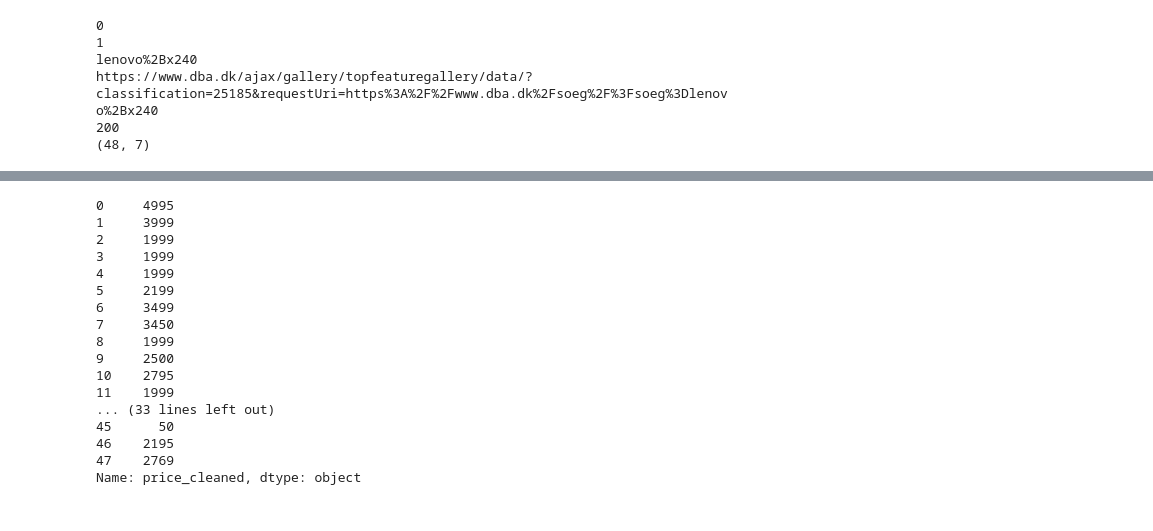
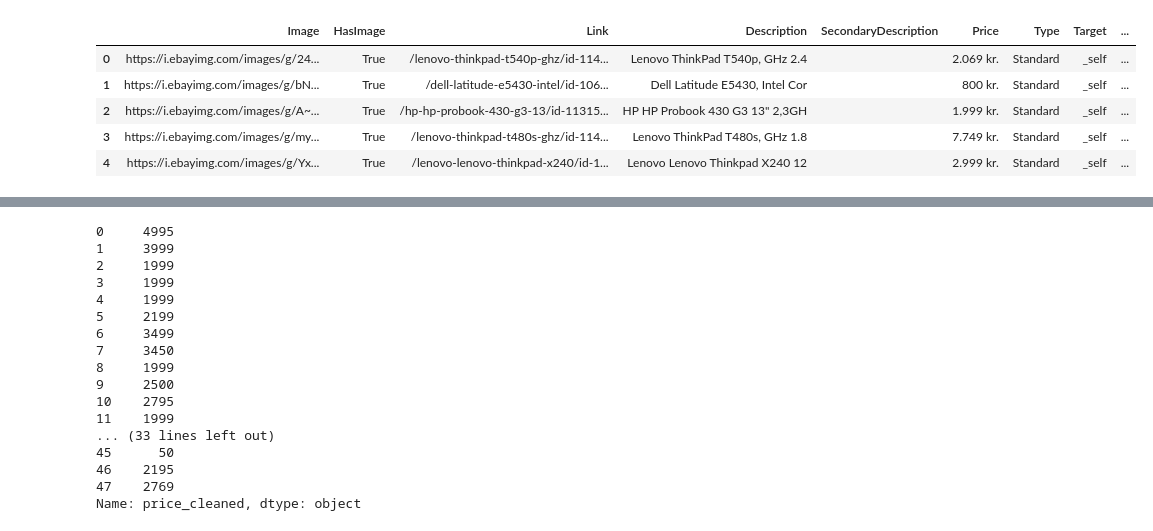
Before and after one commit to essalj/auctions_and_sales, a Jupyter notebook: dba_tools.ipynb, the cells around one changed output, grey strips where cells are left out. Saved outputs shown, nothing was run; the diff lists cells and outputs as text; code cells hidden in the pictures.

```diff
--- a/dba_tools.ipynb
+++ b/dba_tools.ipynb
@@ -162,12 +137,13 @@ https://www.dba.dk/ajax/gallery/topfeaturegallery/data/?classification=25185&req
 # %%
 #df=dba_search('lenovo x240')
+df.head()
 # %% [output]
-0
-1
-lenovo%2Bx240
-https://www.dba.dk/ajax/gallery/topfeaturegallery/data/?classification=25185&requestUri=https%3A%2F%2Fwww.dba.dk%2Fsoeg%2F%3Fsoeg%3Dlenovo%2Bx240
-200
-(48, 7)
+|  | Image | HasImage | Link | Description | SecondaryDescription | Price | Type | Target | ... |
+| 0 | https://i.ebayimg.com/images/g/24... | True | /lenovo-thinkpad-t540p-ghz/id-114... | Lenovo ThinkPad T540p, GHz 2.4 |  | 2.069 kr. | Standard | _self | ... |
+| 1 | https://i.ebayimg.com/images/g/bN... | True | /dell-latitude-e5430-intel/id-106... | Dell Latitude E5430, Intel Cor |  | 800 kr. | Standard | _self | ... |
+| 2 | https://i.ebayimg.com/images/g/A~... | True | /hp-hp-probook-430-g3-13/id-11315... | HP HP Probook 430 G3 13" 2,3GH |  | 1.999 kr. | Standard | _self | ... |
+| 3 | https://i.ebayimg.com/images/g/my... | True | /lenovo-thinkpad-t480s-ghz/id-114... | Lenovo ThinkPad T480s, GHz 1.8 |  | 7.749 kr. | Standard | _self | ... |
+| 4 | https://i.ebayimg.com/images/g/Yx... | True | /lenovo-lenovo-thinkpad-x240/id-1... | Lenovo Lenovo Thinkpad X240 12 |  | 2.999 kr. | Standard | _self | ... |
 # %%
 df['price_cleaned']=df['Price'].str.replace(r'[a-z. ]+','')
 # %%
```
Also changed, not shown: parts of 9 cells of this notebook.
